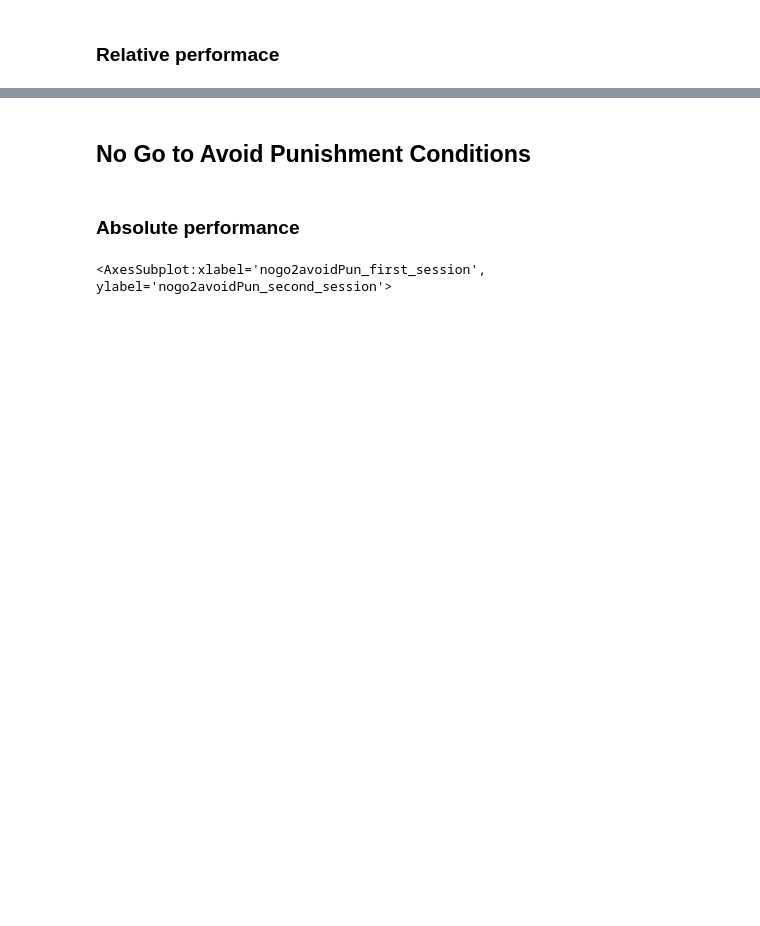
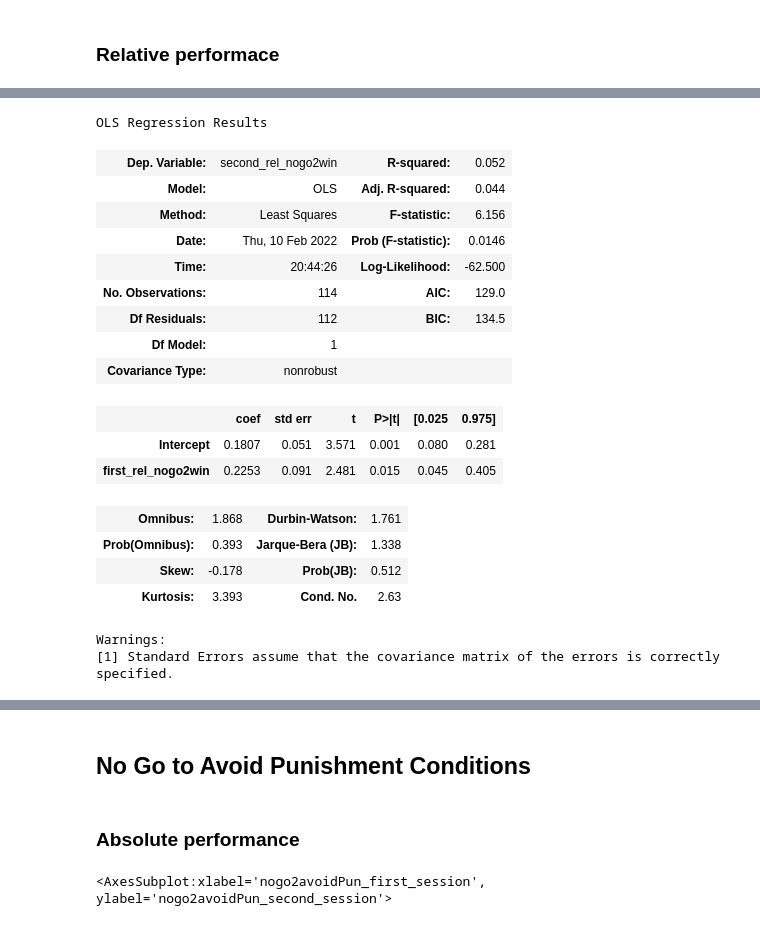
Before and after one commit to Sepsad/Interindividual-differences-in-Learning-to-Act-or-Avoid, a Jupyter notebook: hypothesis_testing.ipynb, the cells around one changed output, grey strips where cells are left out. Saved outputs shown, nothing was run; the diff lists cells and outputs as text; code cells hidden in the pictures; blank space fills up the shorter version.

```diff
--- a/hypothesis_testing.ipynb
+++ b/hypothesis_testing.ipynb
@@ -175,3 +207,25 @@ sns.regplot(x = all_performance.first_rel_nogo2win, y = all_performance.second_r
+# %%
+smf.ols(formula = 'second_rel_nogo2win ~ first_rel_nogo2win', data = all_performance).fit().summary()
+# %% [output]
+OLS Regression Results
+| Dep. Variable: | second_rel_nogo2win | R-squared: | 0.052 |
+| Model: | OLS | Adj. R-squared: | 0.044 |
+| Method: | Least Squares | F-statistic: | 6.156 |
+| Date: | Thu, 10 Feb 2022 | Prob (F-statistic): | 0.0146 |
+| Time: | 20:44:26 | Log-Likelihood: | -62.500 |
+| No. Observations: | 114 | AIC: | 129.0 |
+| Df Residuals: | 112 | BIC: | 134.5 |
+| Df Model: | 1 |  |  |
+| Covariance Type: | nonrobust |  |  |
+|  | coef | std err | t | P>|t| | [0.025 | 0.975] |
+| Intercept | 0.1807 | 0.051 | 3.571 | 0.001 | 0.080 | 0.281 |
+| first_rel_nogo2win | 0.2253 | 0.091 | 2.481 | 0.015 | 0.045 | 0.405 |
+| Omnibus: | 1.868 | Durbin-Watson: | 1.761 |
+| Prob(Omnibus): | 0.393 | Jarque-Bera (JB): | 1.338 |
+| Skew: | -0.178 | Prob(JB): | 0.512 |
+| Kurtosis: | 3.393 | Cond. No. | 2.63 |
+Warnings:
+[1] Standard Errors assume that the covariance matrix of the errors is correctly specified.
 # %%
 huber_t = sm.RLM(all_performance.first_rel_nogo2win, sm.add_constant(all_performance.second_rel_nogo2win), M=sm.robust.norms.HuberT())
 hub_results = huber_t.fit()
```
Also changed, not shown: parts of 19 cells of this notebook.
